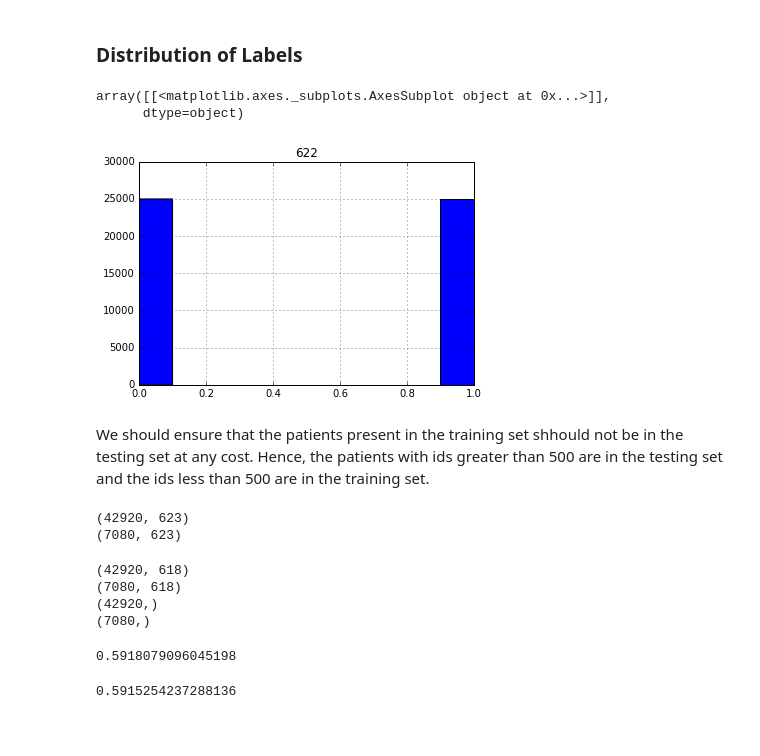
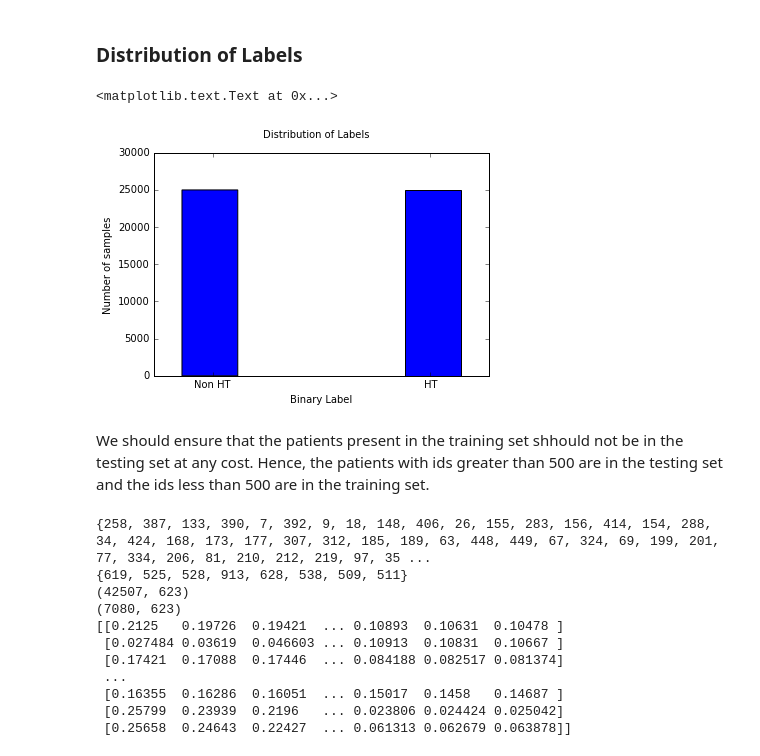
Before and after one commit to kevinyuchiu/Brain-Hemorrhage-Prediction, a Jupyter notebook: Basic_Model.ipynb, the cells around one changed output. Drawn from its saved outputs; the diff is of its cells as text; code cells hidden in the pictures; blank space fills up the shorter version.

```diff
--- a/Basic_Model.ipynb
+++ b/Basic_Model.ipynb
@@ -32,10 +46,13 @@ array([[<matplotlib.axes._subplots.AxesSubplot object at 0x...>]],
 # %% [markdown]
 ### Distribution of Labels
-# %%
-pd.DataFrame.hist(data,column = 622,xlabelsize = 10)
-# %% [output]
-array([[<matplotlib.axes._subplots.AxesSubplot object at 0x...>]],
-      dtype=object)
-[figure, removed]
+# %%
+plt.hist(data[622],bins = 3, rwidth = 0.5)
+plt.xticks([0.175, 1 - 0.175], ('Non HT', 'HT'))
+pl.suptitle("Distribution of Labels")
+pl.xlabel("Binary Label")
+pl.ylabel("Number of samples")
+# %% [output]
+<matplotlib.text.Text at 0x...>
+[figure, added]
 # %% [markdown]
 We should ensure that the patients present in the training set shhould not be in the testing set at any cost. Hence, the patients with ids greater than 500 are in the testing set and the ids less than 500 are in the training set.
@@ -45,23 +59,14 @@ test_data = data[data[0]>=500]
-# %%
-print(train_data.shape)
-print(test_data.shape)
-#features = train_data.drop([0,1,2,3,622],axis = 1) #dropping patient ID, and xyz coordinates.
-
-#print(features.shape)
-# %% [output]
-(42920, 623)
-(7080, 623)
 # %%
-train_labels = train_data[622]
-test_labels = test_data[622]
-train_features = train_data.drop([0,1,2,3,622],axis = 1) #dropping patient ID, and xyz coordinates.
-test_features = test_data.drop([0,1,2,3,622],axis = 1)
-print(train_features.shape)
-print(test_features.shape)
-print(train_labels.shape)
-print(test_labels.shape)
+def get_train_test(data,max_id):
+    train_data = data[data[0]<max_id]
+    test_data = data[data[0]>=max(max_id,500)]
+    print(set(train_data[0]))
+    print(set(test_data[0]))
+    train_labels = train_data[622]
+    test_labels = test_data[622]
+    #print("here")
+    train_features = train_data.drop([0,1,2,3,622],axis = 1) #dropping patient ID, and xyz coordinates.
+    test_features = test_data.drop([0,1,2,3,622],axis = 1)
+    print(train_data.shape)
+    print(test_data.shape)
+    return train_features,test_features,train_labels,test_labels
-# %% [output]
-(42920, 618)
-(7080, 618)
-(42920,)
-(7080,)
@@ -84,12 +73,15 @@ model2 = DecisionTreeClassifier(random_state = 42)
-# %%
-model1.fit(train_features,train_labels)
-test_preds = model1.predict(test_features)
-print(accuracy_score(test_labels,test_preds))
-# %% [output]
-0.5918079096045198
-# %%
-model2.fit(train_features_scaled,train_labels)
-test_preds = model2.predict(test_features_scaled)
-print(accuracy_score(test_labels,test_preds))
-# %% [output]
-0.5915254237288136
+# %%
+train_features,test_features,train_labels,test_labels = get_train_test(data, 470)
+print(train_features.as_matrix())
+# %% [output]
+{258, 387, 133, 390, 7, 392, 9, 18, 148, 406, 26, 155, 283, 156, 414, 154, 288, 34, 424, 168, 173, 177, 307, 312, 185, 189, 63, 448, 449, 67, 324, 69, 199, 201, 77, 334, 206, 81, 210, 212, 219, 97, 35 ...
+{619, 525, 528, 913, 628, 538, 509, 511}
+(42507, 623)
+(7080, 623)
+[[0.2125   0.19726  0.19421  ... 0.10893  0.10631  0.10478 ]
+ [0.027484 0.03619  0.046603 ... 0.10913  0.10831  0.10667 ]
+ [0.17421  0.17088  0.17446  ... 0.084188 0.082517 0.081374]
+ ...
+ [0.16355  0.16286  0.16051  ... 0.15017  0.1458   0.14687 ]
+ [0.25799  0.23939  0.2196   ... 0.023806 0.024424 0.025042]
+ [0.25658  0.24643  0.22427  ... 0.061313 0.062679 0.063878]]
```
Also changed, not shown: parts of 8 cells of this notebook, 5 other files.
